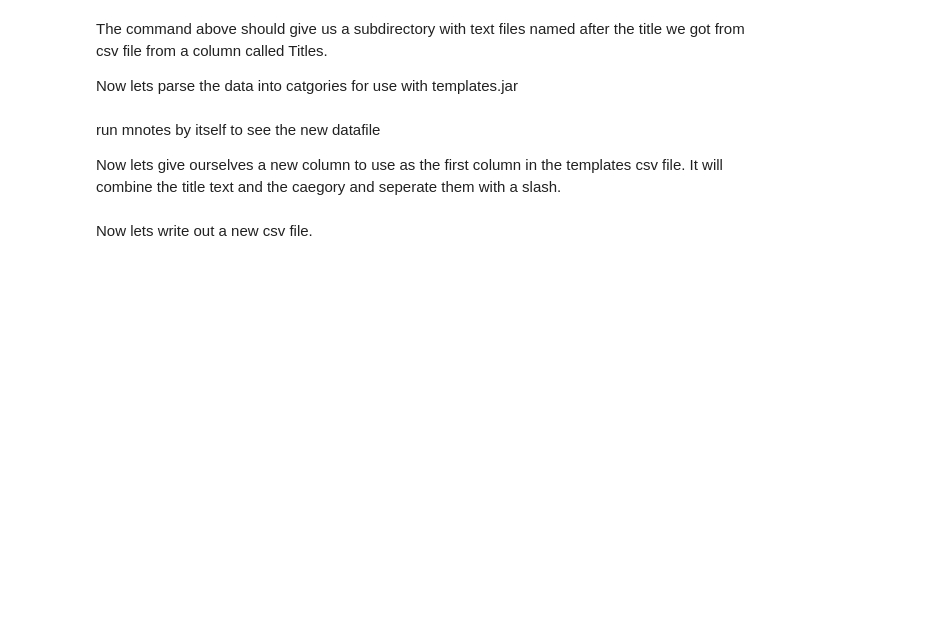
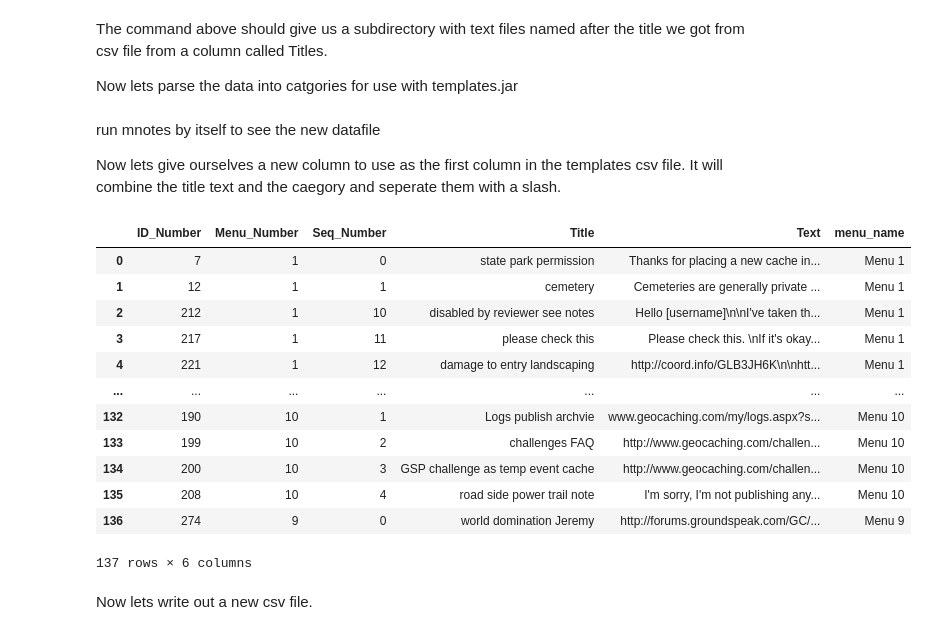
Before and after one commit to lbase/notbooks, a Jupyter notebook: GQData.ipynb, the cells around one changed output. Drawn from its saved outputs; the diff is of its cells as text; code cells hidden in the pictures; blank space fills up the shorter version.

```diff
--- a/GQData.ipynb
+++ b/GQData.ipynb
@@ -70,6 +70,22 @@ mnotes = pd.merge(notes,
 run mnotes by itself to see the new datafile
 
 Now lets give ourselves a new column to use as the first column in the templates csv file. It will combine the title text and the caegory and seperate them with a slash.
+# %%
+mnotes
+# %% [output]
+|  | ID_Number | Menu_Number | Seq_Number | Title | Text | menu_name |
+| 0 | 7 | 1 | 0 | state park permission | Thanks for placing a new cache in... | Menu 1 |
+| 1 | 12 | 1 | 1 | cemetery | Cemeteries are generally private ... | Menu 1 |
+| 2 | 212 | 1 | 10 | disabled by reviewer see notes | Hello [username]\n\nI've taken th... | Menu 1 |
+| 3 | 217 | 1 | 11 | please check this | Please check this. \nIf it's okay... | Menu 1 |
+| 4 | 221 | 1 | 12 | damage to entry landscaping | http://coord.info/GLB3JH6K\n\nhtt... | Menu 1 |
+| ... | ... | ... | ... | ... | ... | ... |
+| 132 | 190 | 10 | 1 | Logs publish archvie | www.geocaching.com/my/logs.aspx?s... | Menu 10 |
+| 133 | 199 | 10 | 2 | challenges FAQ | http://www.geocaching.com/challen... | Menu 10 |
+| 134 | 200 | 10 | 3 | GSP challenge as temp event cache | http://www.geocaching.com/challen... | Menu 10 |
+| 135 | 208 | 10 | 4 | road side power trail note | I'm sorry, I'm not publishing any... | Menu 10 |
+| 136 | 274 | 9 | 0 | world domination Jeremy | http://forums.groundspeak.com/GC/... | Menu 9 |
+137 rows × 6 columns
 # %%
 mnotes['category'] = mnotes['menu_name'] + "/" + mnotes['Title']
 # %% [markdown]
```
Also changed, not shown: parts of 2 cells of this notebook, 4 other files.
